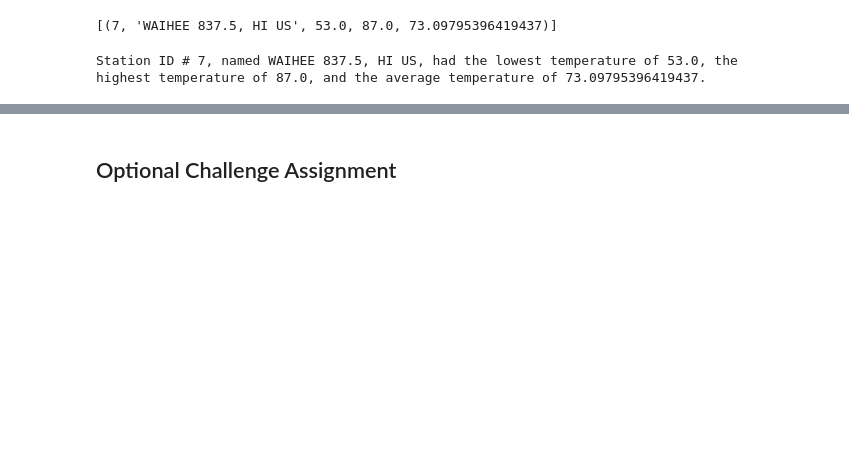
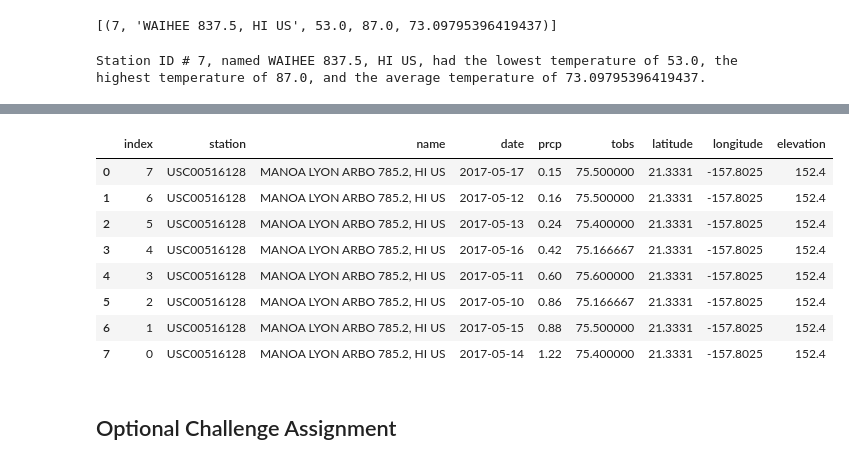
Before and after one commit to professorlust/sql-alchemy, a Jupyter notebook: climate_Reed.ipynb, the cells around one changed output, grey strips where cells are left out. Drawn from its saved outputs; the diff is of its cells as text; code cells hidden in the pictures; blank space fills up the shorter version.

```diff
--- a/climate_Reed.ipynb
+++ b/climate_Reed.ipynb
@@ -242,3 +293,31 @@ print(calc_temps('2012-02-28', '2012-03-05'))
+# %%
+# Calculate the rainfall per weather station for your trip dates using the previous year's matching dates.
+# Sort this in descending order by precipitation amount and list the station, name, latitude, longitude, and elevation
+tripRain = session.query(Station.station, Station.name, Measurement.date, func.sum(Measurement.prcp), func.avg(Measurement.tobs), Station.latitude, Station.longitude, Station.elevation).\
+        join(Measurement, Station.station == Measurement.station).\
+        group_by(Measurement.date).\
+        filter(Measurement.date >= '2017-05-10').\
+        filter(Measurement.date <= '2017-05-17').\
+        order_by(func.sum(Measurement.prcp).desc()).all()
+#tripRain
+
+# Save the query results as a Pandas DataFrame and set the index to the date column
+tripRain_df = pd.DataFrame(tripRain, columns=['station', 'name', 'date', 'prcp', 'tobs', 'latitude', 'longitude', 'elevation'])
+
+# Sort the dataframe by date
+tripRain_df = tripRain_df.sort_values('prcp', ascending=True)
+tripRain_df.reset_index(inplace=True)
+tripRain_df
+# %% [output]
+|  | index | station | name | date | prcp | tobs | latitude | longitude | elevation |
+| 0 | 7 | USC00516128 | MANOA LYON ARBO 785.2, HI US | 2017-05-17 | 0.15 | 75.500000 | 21.3331 | -157.8025 | 152.4 |
+| 1 | 6 | USC00516128 | MANOA LYON ARBO 785.2, HI US | 2017-05-12 | 0.16 | 75.500000 | 21.3331 | -157.8025 | 152.4 |
+| 2 | 5 | USC00516128 | MANOA LYON ARBO 785.2, HI US | 2017-05-13 | 0.24 | 75.400000 | 21.3331 | -157.8025 | 152.4 |
+| 3 | 4 | USC00516128 | MANOA LYON ARBO 785.2, HI US | 2017-05-16 | 0.42 | 75.166667 | 21.3331 | -157.8025 | 152.4 |
+| 4 | 3 | USC00516128 | MANOA LYON ARBO 785.2, HI US | 2017-05-11 | 0.60 | 75.600000 | 21.3331 | -157.8025 | 152.4 |
+| 5 | 2 | USC00516128 | MANOA LYON ARBO 785.2, HI US | 2017-05-10 | 0.86 | 75.166667 | 21.3331 | -157.8025 | 152.4 |
+| 6 | 1 | USC00516128 | MANOA LYON ARBO 785.2, HI US | 2017-05-15 | 0.88 | 75.500000 | 21.3331 | -157.8025 | 152.4 |
+| 7 | 0 | USC00516128 | MANOA LYON ARBO 785.2, HI US | 2017-05-14 | 1.22 | 75.400000 | 21.3331 | -157.8025 | 152.4 |
 # %% [markdown]
 ## Optional Challenge Assignment
 # %%
```
Also changed, not shown: parts of 16 cells of this notebook.
